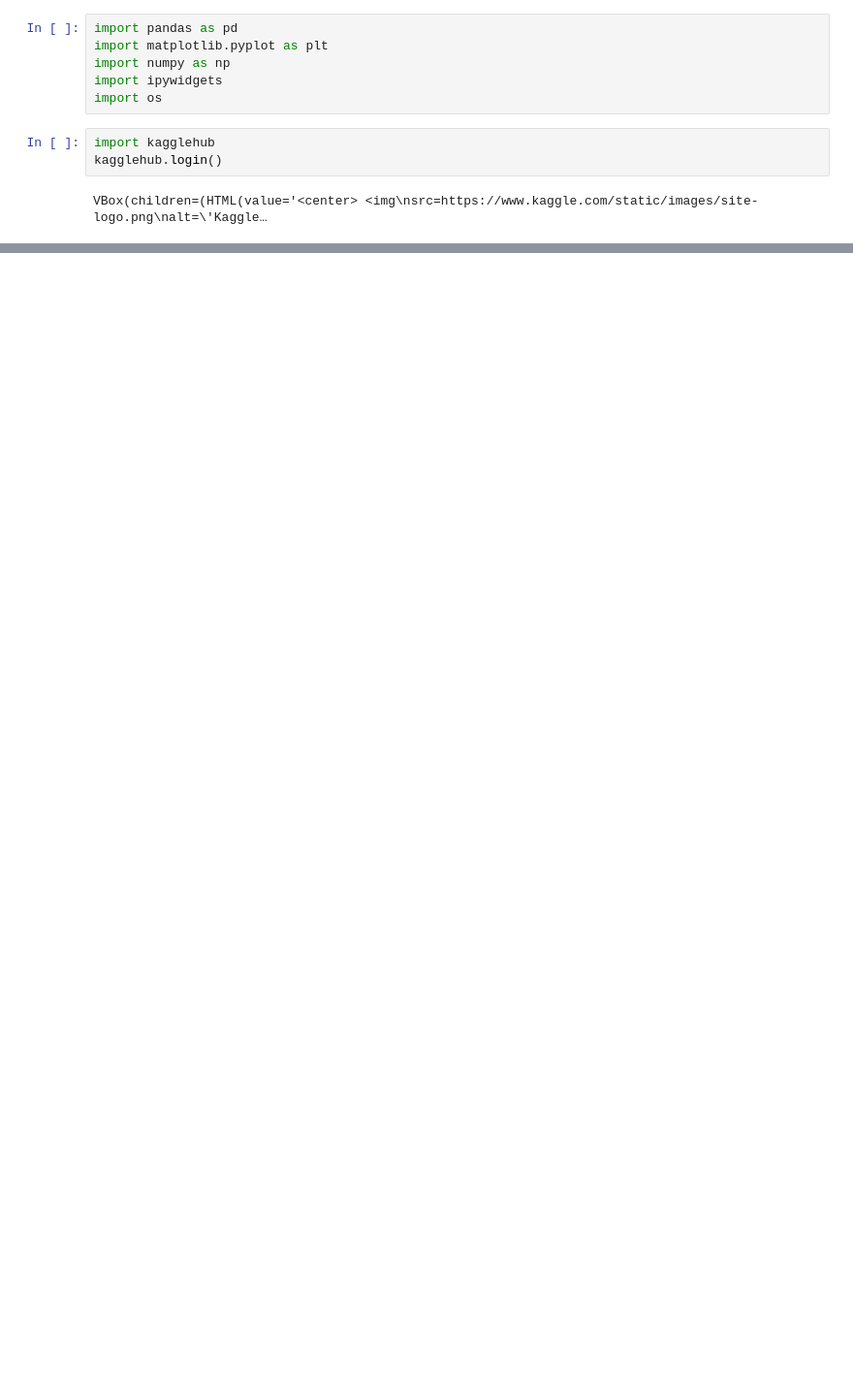
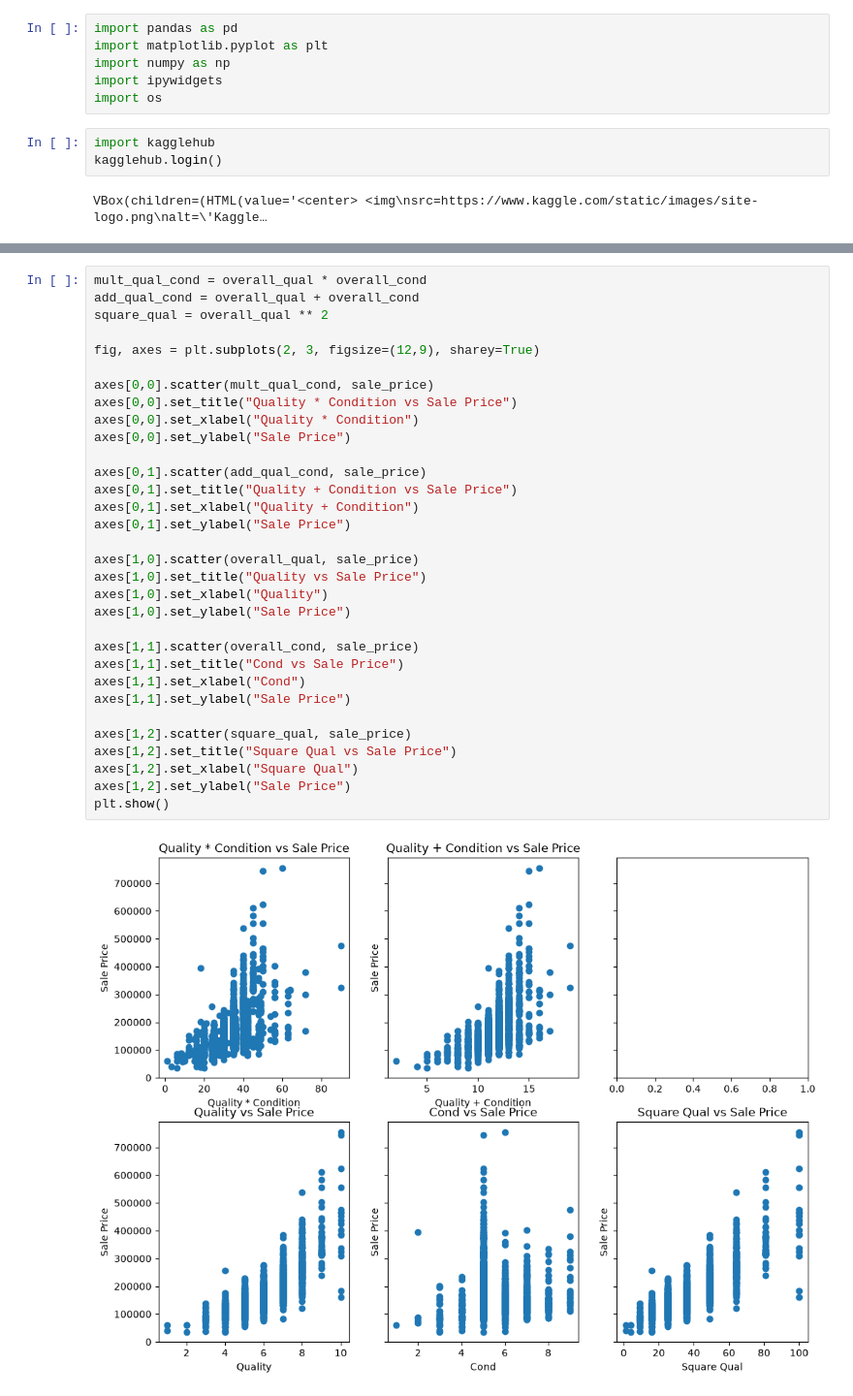
Before and after one commit to ethanhu912/House-Price-ML, a Jupyter notebook: training.ipynb, the cells around one changed output, grey strips where cells are left out. Shown at 97% size. Cells and saved outputs as stored; diff of their text form; blank space fills up the shorter version.

Commit message:
add plots for selecting quality vs condition features

```diff
--- a/training.ipynb
+++ b/training.ipynb
@@ -54,0 +35,34 @@ Name: SalePrice, dtype: float64
+# %%
+mult_qual_cond = overall_qual * overall_cond
+add_qual_cond = overall_qual + overall_cond
+square_qual = overall_qual ** 2
+
+fig, axes = plt.subplots(2, 3, figsize=(12,9), sharey=True)
+
+axes[0,0].scatter(mult_qual_cond, sale_price)
+axes[0,0].set_title("Quality * Condition vs Sale Price")
+axes[0,0].set_xlabel("Quality * Condition")
+axes[0,0].set_ylabel("Sale Price")
+
+axes[0,1].scatter(add_qual_cond, sale_price)
+axes[0,1].set_title("Quality + Condition vs Sale Price")
+axes[0,1].set_xlabel("Quality + Condition")
+axes[0,1].set_ylabel("Sale Price")
+
+axes[1,0].scatter(overall_qual, sale_price)
+axes[1,0].set_title("Quality vs Sale Price")
+axes[1,0].set_xlabel("Quality")
+axes[1,0].set_ylabel("Sale Price")
+
+axes[1,1].scatter(overall_cond, sale_price)
+axes[1,1].set_title("Cond vs Sale Price")
+axes[1,1].set_xlabel("Cond")
+axes[1,1].set_ylabel("Sale Price")
+
+axes[1,2].scatter(square_qual, sale_price)
+axes[1,2].set_title("Square Qual vs Sale Price")
+axes[1,2].set_xlabel("Square Qual")
+axes[1,2].set_ylabel("Sale Price")
+plt.show()
+# %% [output]
+[figure, added]
```
Also changed, not shown: parts of 6 cells of this notebook.
